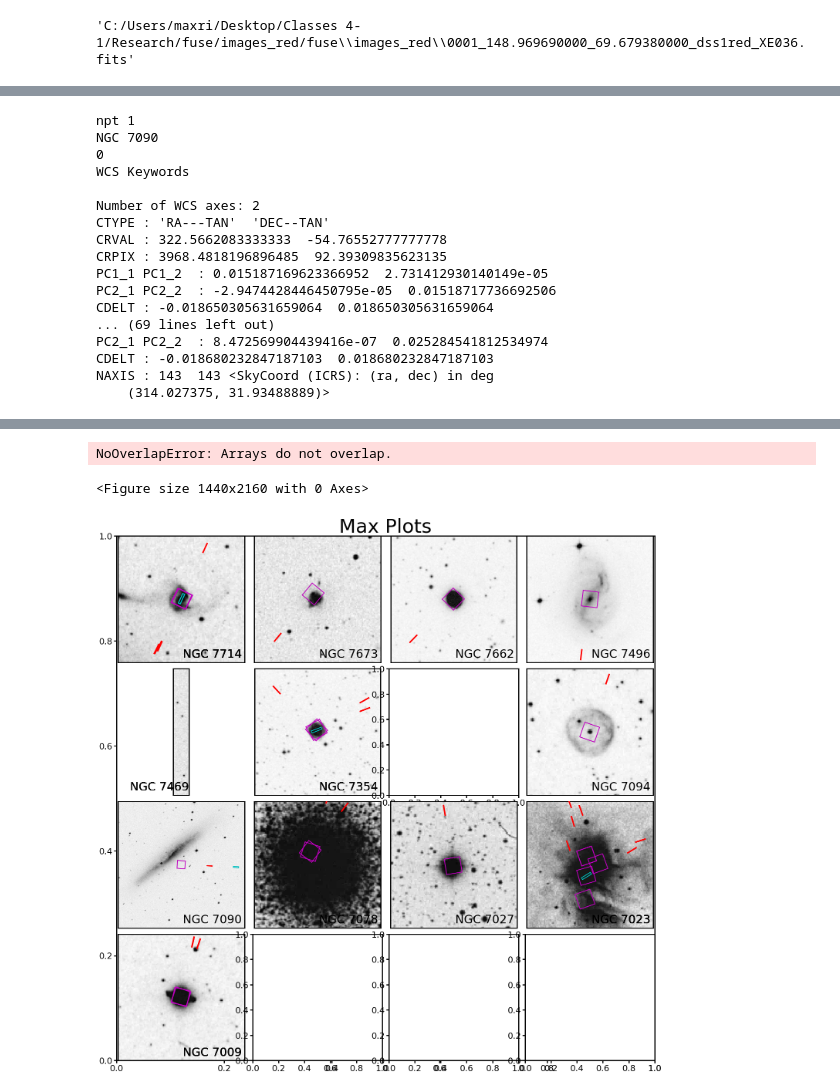
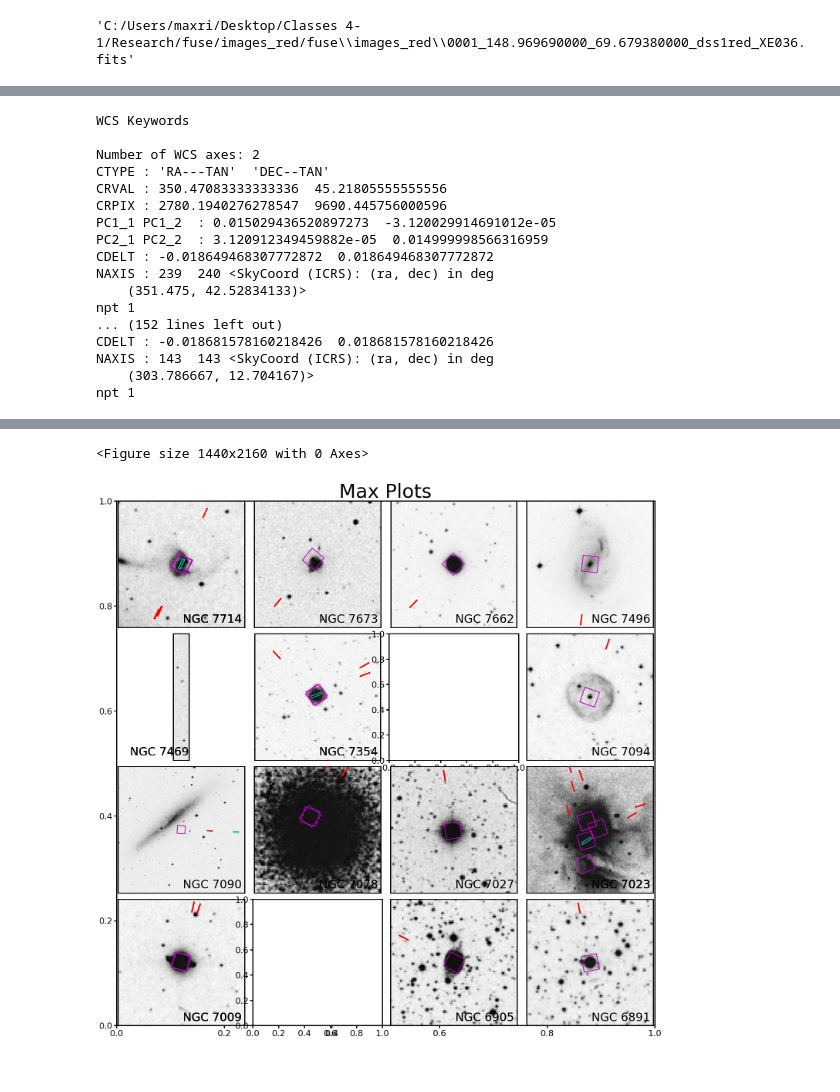
Before and after one commit to Jimbo-Coder/Fuse, a Jupyter notebook: Working adap_prep_2022_for_rizzo .ipynb, the cells around one changed output, grey strips where cells are left out. Saved outputs shown, nothing was run; the diff lists cells and outputs as text; code cells hidden in the pictures.

```diff
--- a/Working adap_prep_2022_for_rizzo .ipynb
+++ b/Working adap_prep_2022_for_rizzo .ipynb
@@ -863,7 +863,7 @@ for i in range(len(objnames)):
 
 #     if i == 3 or i == 4 or i == 6 or i == 8 or i == 12 or i == 13:
 #         continue
-    if i == 6:
+    if i == 6 or i == 13:
         continue
     ax=axs[i]
     objname=objnames[i]
@@ -1005,7 +1005,7 @@ fig.subplots_adjust(wspace=csp, hspace=csp)
 # np.array(Angle(aa, unit=u.deg))<0.5
 match_df
 
-fname='adap_target_pointings2022.pdf'
+fname='adap_newtarget_pointings2022.pdf'
 #fig.savefig(fname,dpi=256, bbox_inches='tight')
 # %% [output]
 0.13333333333333333
@@ -1032,23 +1032,23 @@ WARNING: FITSFixedWarning: 'datfix' made the change 'Set MJD-OBS to 48512.607639
 WARNING: FITSFixedWarning: 'datfix' made the change 'Set MJD-OBS to 48534.245139 from DATE-OBS'. [astropy.wcs.wcs]
 WARNING: FITSFixedWarning: 'datfix' made the change 'Set MJD-OBS to 48501.311111 from DATE-OBS'. [astropy.wcs.wcs]
 WARNING: FITSFixedWarning: 'datfix' made the change 'Set MJD-OBS to 34608.326389 from DATE-OBS'. [astropy.wcs.wcs]
-npt 1
-NGC 7090
-0
 WCS Keywords
 
 Number of WCS axes: 2
 CTYPE : 'RA---TAN'  'DEC--TAN'
-CRVAL : 322.5662083333333  -54.76552777777778
-CRPIX : 3968.4818196896485  92.39309835623135
-PC1_1 PC1_2  : 0.015187169623366952  2.731412930140149e-05
-PC2_1 PC2_2  : -2.9474428446450795e-05  0.01518717736692506
-CDELT : -0.018650305631659064  0.018650305631659064
-... (69 lines left out)
-PC2_1 PC2_2  : 8.472569904439416e-07  0.025284541812534974
-CDELT : -0.018680232847187103  0.018680232847187103
+CRVAL : 350.47083333333336  45.21805555555556
+CRPIX : 2780.1940276278547  9690.445756000596
+PC1_1 PC1_2  : 0.015029436520897273  -3.120029914691012e-05
+PC2_1 PC2_2  : 3.120912349459882e-05  0.014999998566316959
+CDELT : -0.018649468307772872  0.018649468307772872
+NAXIS : 239  240 <SkyCoord (ICRS): (ra, dec) in deg
+    (351.475, 42.52834133)>
+npt 1
+... (152 lines left out)
+CDELT : -0.018681578160218426  0.018681578160218426
 NAXIS : 143  143 <SkyCoord (ICRS): (ra, dec) in deg
-    (314.027375, 31.93488889)>
+    (303.786667, 12.704167)>
+npt 1
 WARNING: FITSFixedWarning: 'datfix' made the change 'Set MJD-OBS to 48505.545139 from DATE-OBS'. [astropy.wcs.wcs]
 WARNING: FITSFixedWarning: 'datfix' made the change 'Set MJD-OBS to 33857.375000 from DATE-OBS'. [astropy.wcs.wcs]
 WARNING: FITSFixedWarning: 'datfix' made the change 'Set MJD-OBS to 34928.393750 from DATE-OBS'. [astropy.wcs.wcs]
@@ -1058,6 +1059,5 @@ WARNING: FITSFixedWarning: 'datfix' made the change 'Set MJD-OBS to 34543.425000
-NoOverlapError: Arrays do not overlap.
+<Figure size 1440x2160 with 0 Axes>
-<Figure size 1440x2160 with 0 Axes>
-[figure, old version]
+[figure, new version]
 # %%
 fdf.ra
 # %%
```
Also changed, not shown: parts of 1 cell of this notebook.
